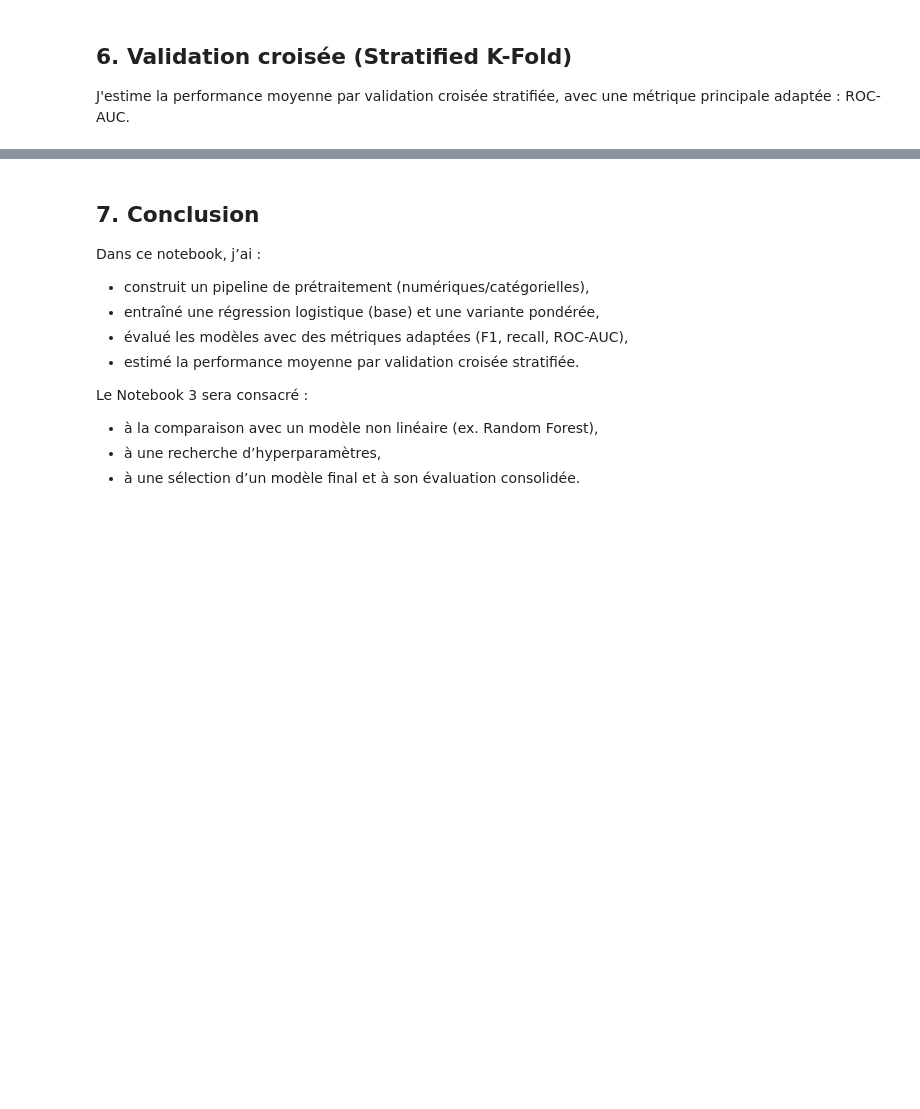
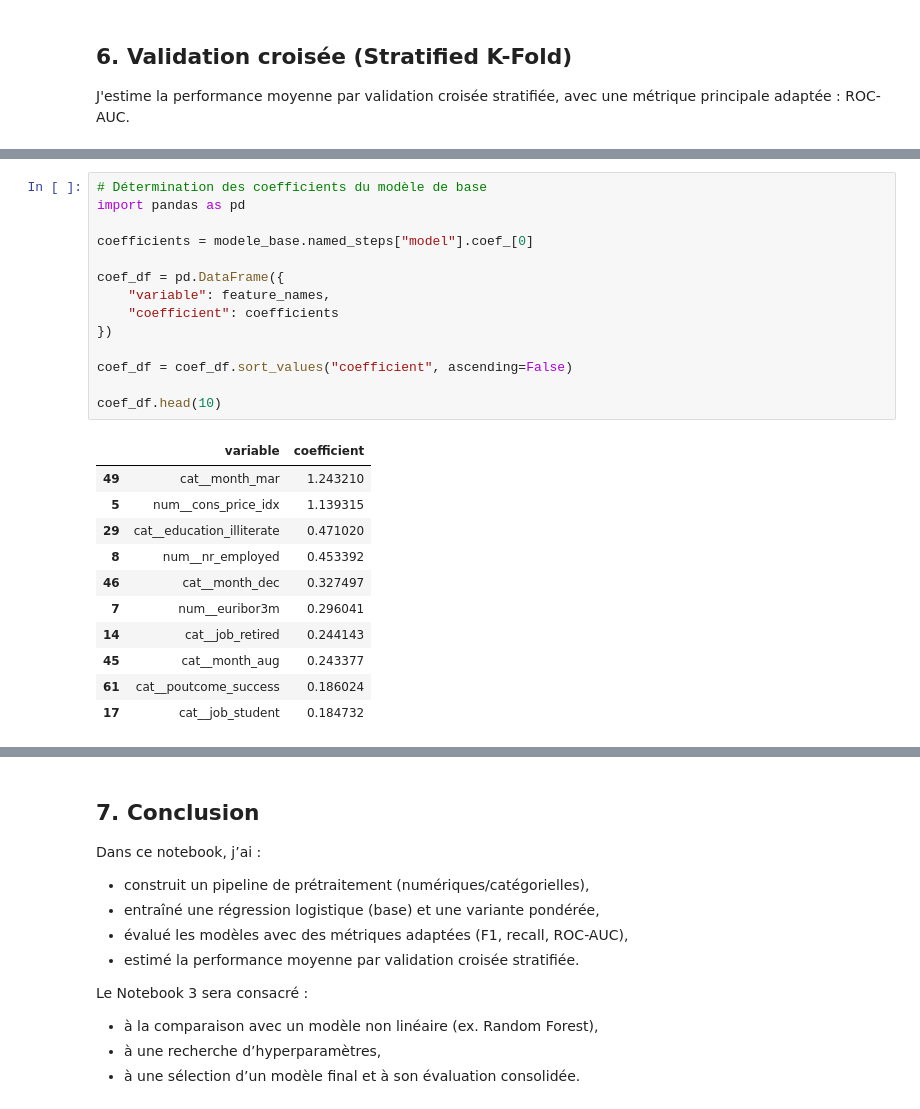
Before and after one commit to ladijadi/Projet_Scoring_bank-marketing, a Jupyter notebook: notebooks/02_modelisation_logistique.ipynb, the cells around one changed output, grey strips where cells are left out. Cells and saved outputs as stored; diff of their text form; blank space fills up the shorter version.

```diff
--- a/notebooks/02_modelisation_logistique.ipynb
+++ b/notebooks/02_modelisation_logistique.ipynb
@@ -252,0 +263,26 @@ Logistique (pondérée) {'roc_auc': 0.7928, 'f1_pos': 0.4504, 'recall_pos': 0.62
+# %%
+# Détermination des coefficients du modèle de base
+import pandas as pd
+
+coefficients = modele_base.named_steps["model"].coef_[0]
+
+coef_df = pd.DataFrame({
+    "variable": feature_names,
+    "coefficient": coefficients
+})
+
+coef_df = coef_df.sort_values("coefficient", ascending=False)
+
+coef_df.head(10)
+# %% [output]
+|  | variable | coefficient |
+| 49 | cat__month_mar | 1.243210 |
+| 5 | num__cons_price_idx | 1.139315 |
+| 29 | cat__education_illiterate | 0.471020 |
+| 8 | num__nr_employed | 0.453392 |
+| 46 | cat__month_dec | 0.327497 |
+| 7 | num__euribor3m | 0.296041 |
+| 14 | cat__job_retired | 0.244143 |
+| 45 | cat__month_aug | 0.243377 |
+| 61 | cat__poutcome_success | 0.186024 |
+| 17 | cat__job_student | 0.184732 |
```
Also changed, not shown: parts of 10 cells of this notebook, 5 other files.
